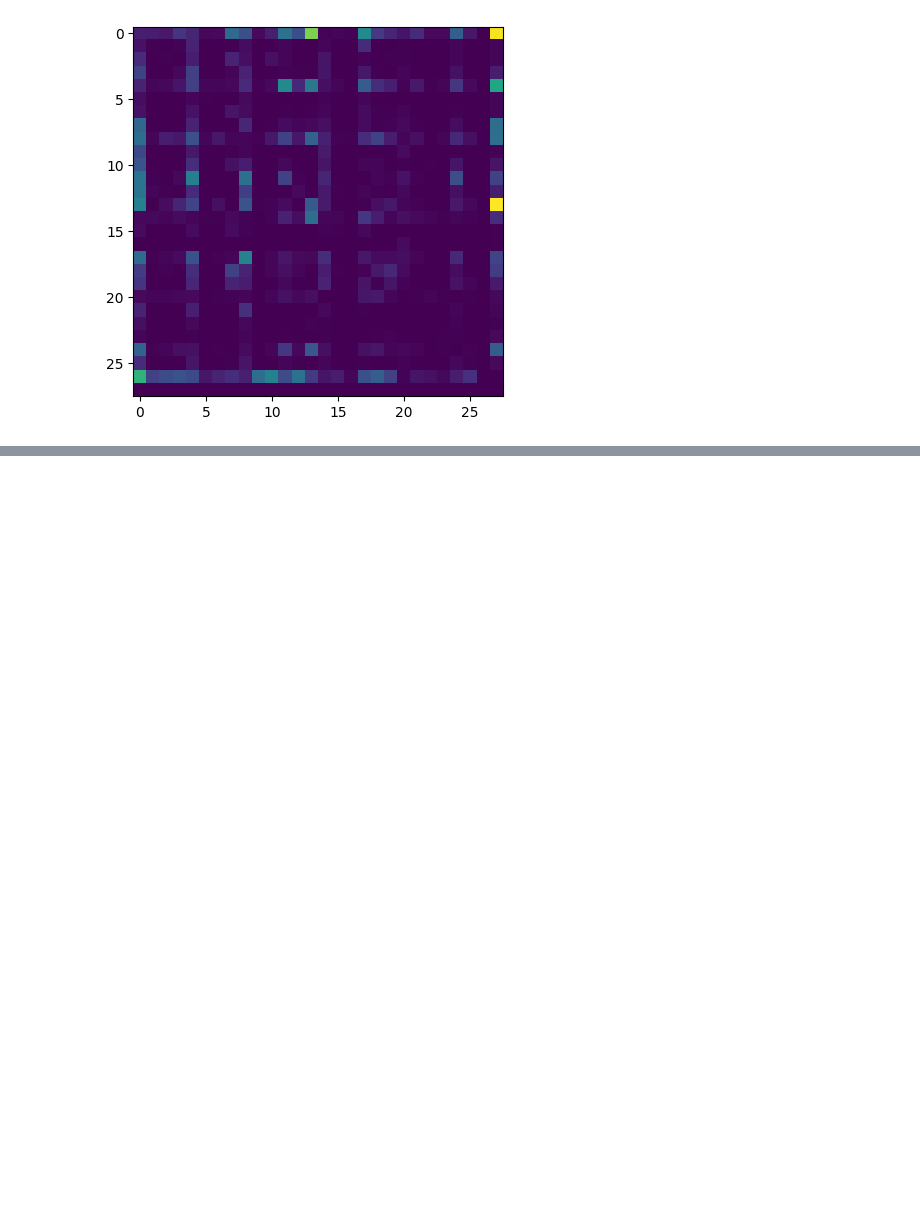
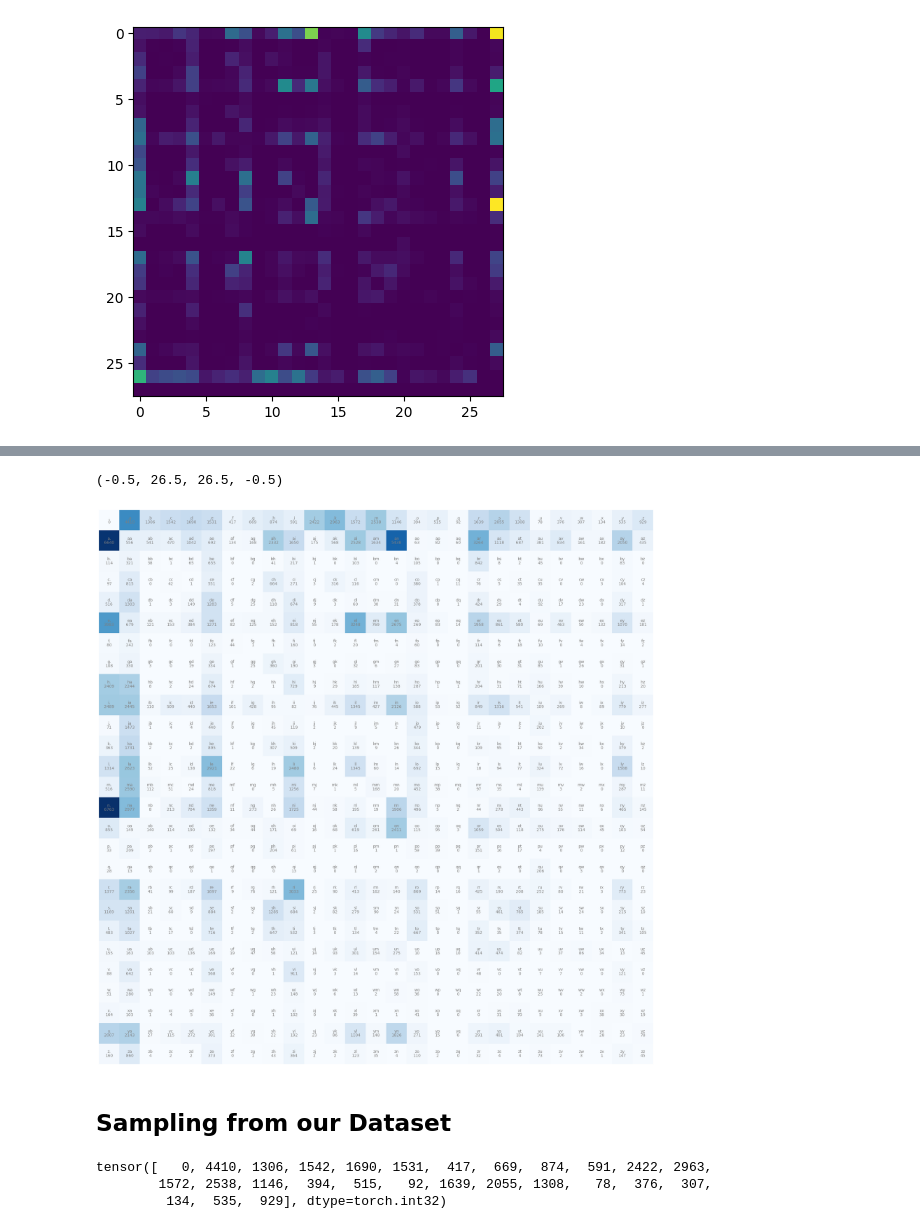
Before and after one commit to atskae/nn-zero-to-hero, a Jupyter notebook: build_makemore_yay.ipynb, the cells around one changed output, grey strips where cells are left out. Cells and saved outputs as stored; diff of their text form; code cells hidden in the pictures; blank space fills up the shorter version.

```diff
--- a/build_makemore_yay.ipynb
+++ b/build_makemore_yay.ipynb
@@ -221,0 +271,12 @@ plt.imshow(N)
+# %%
+# Create list of unique characters
+characters = sorted(list(set(''.join(words))))
+
+stoi = {}
+for index, char in enumerate(characters):
+    # We shift the index by 1 since the first character is the special character "."
+    stoi[char] = index + 1
+
+# We set the special start and end character to 0
+stoi["."] = 0
+stoi
@@ -221,0 +301,4 @@ plt.imshow(N)
+# %%
+# Create a reverse mapping of the string to integer (counts dictionary)
+itos = {i:s for s, i in stoi.items()}
+itos
@@ -221,0 +323,36 @@ plt.imshow(N)
+# %%
+# Regenerate the 2D matrix counts to use the new special character "."
+num_rows = 27
+num_cols = 27
+N = torch.zeros((num_rows, num_cols), dtype=torch.int32)
+for word in words:
+    characters = ["."] + list(word) + ["."]
+    for char1, char2 in zip(characters, characters[1:]):
+        bigram = (char1, char2)
+        row = stoi[char1]
+        col = stoi[char2]
+        N[row][col] += 1
+# %%
+# Replot the graph
+plt.figure(figsize=(25,25))
+plt.imshow(N, cmap="Blues")
+# Now we only have 27 unique characters
+for row in range(27):
+    for col in range(27):
+        bigram = itos[row] + itos[col]
+        plt.text(col, row, bigram, ha="center", va="bottom", color="gray")
+        plt.text(col, row, N[row, col].item(), ha="center", va="top", color="gray")
+plt.axis("off")
+# %% [output]
+(-0.5, 26.5, 26.5, -0.5)
+[figure, added]
+# %% [markdown]
+## Sampling from our Dataset
+# %%
+# We want to create a probability distribution of the starting character
+# The starting character is the first row of our 2D grid
+N[0]
+# %% [output]
+tensor([   0, 4410, 1306, 1542, 1690, 1531,  417,  669,  874,  591, 2422, 2963,
+        1572, 2538, 1146,  394,  515,   92, 1639, 2055, 1308,   78,  376,  307,
+         134,  535,  929], dtype=torch.int32)
```
Also changed, not shown: parts of 17 cells of this notebook.
